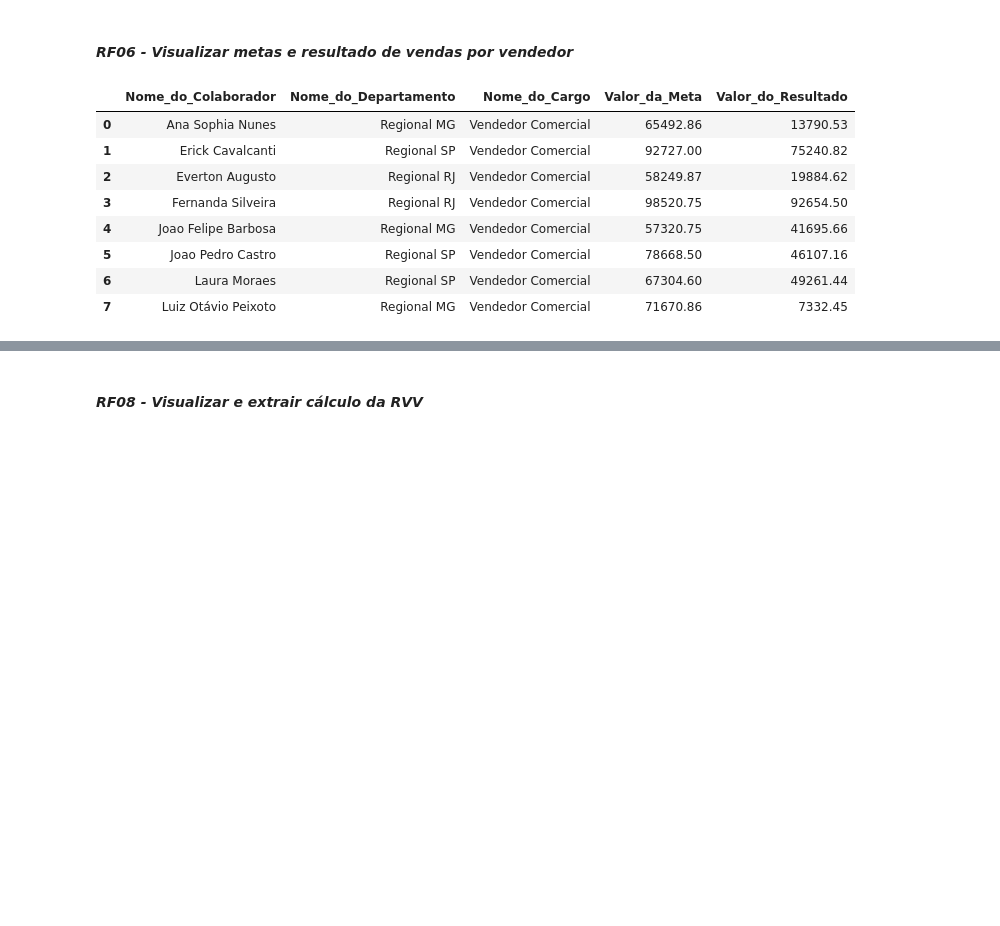
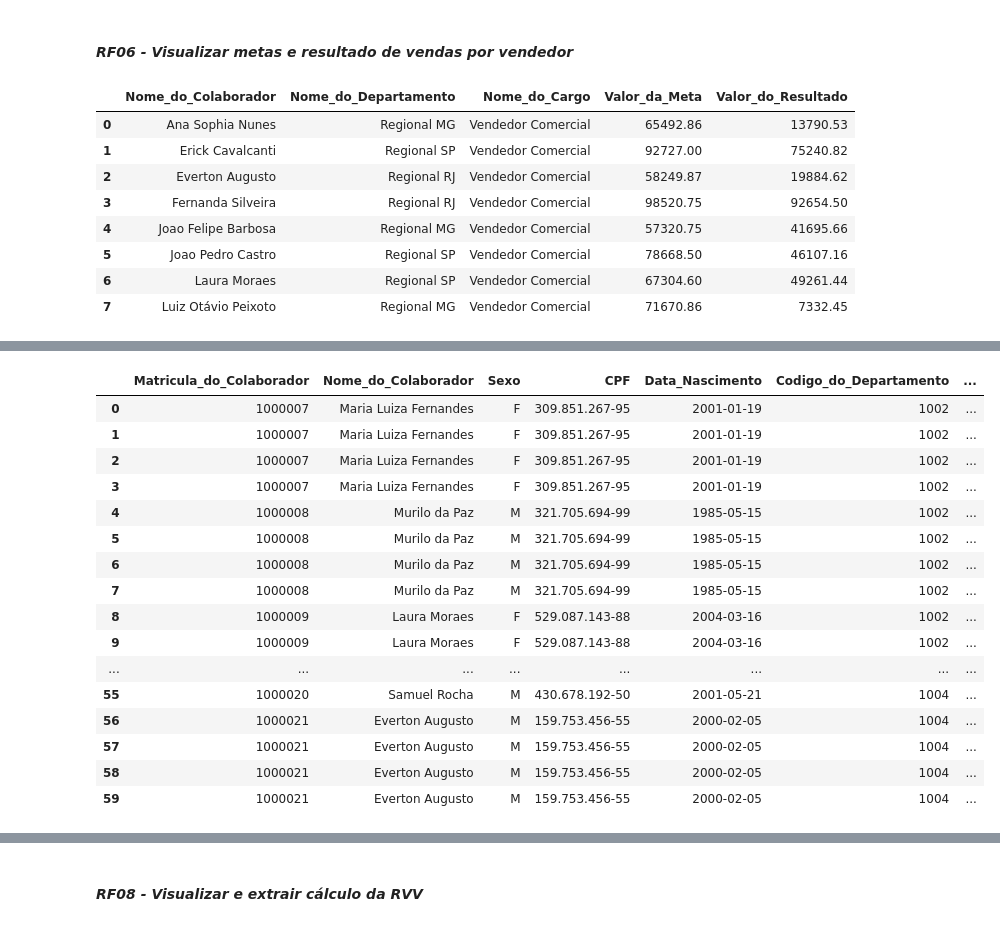
Before and after one commit to edvaldo-gutierres/script_sql_rvv, a Jupyter notebook: Dataframes em Python - Projeto RVV.ipynb, the cells around one changed output, grey strips where cells are left out. Drawn from its saved outputs; the diff is of its cells as text; code cells hidden in the pictures; blank space fills up the shorter version.

```diff
--- a/Dataframes em Python - Projeto RVV.ipynb
+++ b/Dataframes em Python - Projeto RVV.ipynb
@@ -223,0 +277,16 @@ df_RF03
+# %%
+# Definir a classe da tabela
+
+Base = declarative_base()
+
+class Colaborador(Base):
+    __tablename__ = 'Colaborador'
+    Matricula_do_Colaborador = Column(Integer, primary_key=True)
+    Nome_do_Colaborador = Column(String)
+    Sexo = Column(String)
+    CPF = Column(String)
+    Data_Nascimento = Column(Date)
+    Codigo_do_Departamento = Column(Integer)
+    Codigo_do_Cargo = Column(Integer)
+    Salario = Column(Float)
+    Status_do_Colaborador = Column(Boolean)
@@ -281,0 +437,57 @@ df_RF06.head(8)
+# %%
+# Informar os valores:
+competencia = '2023-01-01'
+
+# Criar uma sessão
+Session = sessionmaker(bind=conectDB)
+session = Session()
+
+# Executar a stored procedure
+procedure_name = f"rvv.dbo.spr_calculo_rvv @competencia = '{competencia}', @matricula = 0"
+
+try:
+    session.execute(f"EXEC {procedure_name}")
+    session.commit()
+
+    print('Stored procedure executada com sucesso!')
+    df = pd.read_sql_query("""
+        SELECT c.Matricula_do_Colaborador,
+               c.Nome_do_Colaborador,
+               c.Sexo,
+               c.CPF,
+               c.Data_Nascimento,
+               c.Codigo_do_Departamento,
+               d.Nome_do_Departamento,
+               c.Codigo_do_Cargo,
+               c2.Nome_do_Cargo,
+               c.Salario,
+               c.Status_do_Colaborador,
+               c2.Base_de_Calculo,
+               c3.Competencia,
+               c3.Codigo_do_Indicador,
+               i.Nome_do_Indicador,
+               c3.Valor_da_Meta,
+               c3.Valor_do_Resultado,
+               c3.Atingimento,
+               c3.Peso_do_Indicador,
+               c3.Base_Calculo valor_base_calculo,
+               c3.Comissao
+        FROM rvv.dbo.Colaborador AS c
+            LEFT JOIN rvv.dbo.Departamento AS d
+                ON d.Codigo_do_Departamento = c.Codigo_do_Departamento
+            LEFT JOIN rvv.dbo.Cargo AS c2
+                ON c2.Codigo_do_Cargo = c.Codigo_do_Cargo
+            INNER JOIN rvv.dbo.Comissao AS c3
+                ON c3.Matricula_do_Colaborador = c.Matricula_do_Colaborador
+            LEFT JOIN rvv.dbo.Indicadores AS i
+                ON i.Codigo_do_Indicador = c3.Codigo_do_Indicador
+        WHERE c2.nivel_hierarquia IN (3,4)
+        """, conectDB)
+    display(df)
+
+except Exception as e:
+    print('Erro ao executar a stored procedure:', e)
+
+# Fechar a sessão
+session.close()
+# %% [output]
@@ -281,0 +495,17 @@ df_RF06.head(8)
+|  | Matricula_do_Colaborador | Nome_do_Colaborador | Sexo | CPF | Data_Nascimento | Codigo_do_Departamento | ... |
+| 0 | 1000007 | Maria Luiza Fernandes | F | 309.851.267-95 | 2001-01-19 | 1002 | ... |
+| 1 | 1000007 | Maria Luiza Fernandes | F | 309.851.267-95 | 2001-01-19 | 1002 | ... |
+| 2 | 1000007 | Maria Luiza Fernandes | F | 309.851.267-95 | 2001-01-19 | 1002 | ... |
+| 3 | 1000007 | Maria Luiza Fernandes | F | 309.851.267-95 | 2001-01-19 | 1002 | ... |
+| 4 | 1000008 | Murilo da Paz | M | 321.705.694-99 | 1985-05-15 | 1002 | ... |
+| 5 | 1000008 | Murilo da Paz | M | 321.705.694-99 | 1985-05-15 | 1002 | ... |
+| 6 | 1000008 | Murilo da Paz | M | 321.705.694-99 | 1985-05-15 | 1002 | ... |
+| 7 | 1000008 | Murilo da Paz | M | 321.705.694-99 | 1985-05-15 | 1002 | ... |
+| 8 | 1000009 | Laura Moraes | F | 529.087.143-88 | 2004-03-16 | 1002 | ... |
+| 9 | 1000009 | Laura Moraes | F | 529.087.143-88 | 2004-03-16 | 1002 | ... |
+| ... | ... | ... | ... | ... | ... | ... | ... |
+| 55 | 1000020 | Samuel Rocha | M | 430.678.192-50 | 2001-05-21 | 1004 | ... |
+| 56 | 1000021 | Everton Augusto | M | 159.753.456-55 | 2000-02-05 | 1004 | ... |
+| 57 | 1000021 | Everton Augusto | M | 159.753.456-55 | 2000-02-05 | 1004 | ... |
+| 58 | 1000021 | Everton Augusto | M | 159.753.456-55 | 2000-02-05 | 1004 | ... |
+| 59 | 1000021 | Everton Augusto | M | 159.753.456-55 | 2000-02-05 | 1004 | ... |
```
Also changed, not shown: parts of 40 cells of this notebook.
